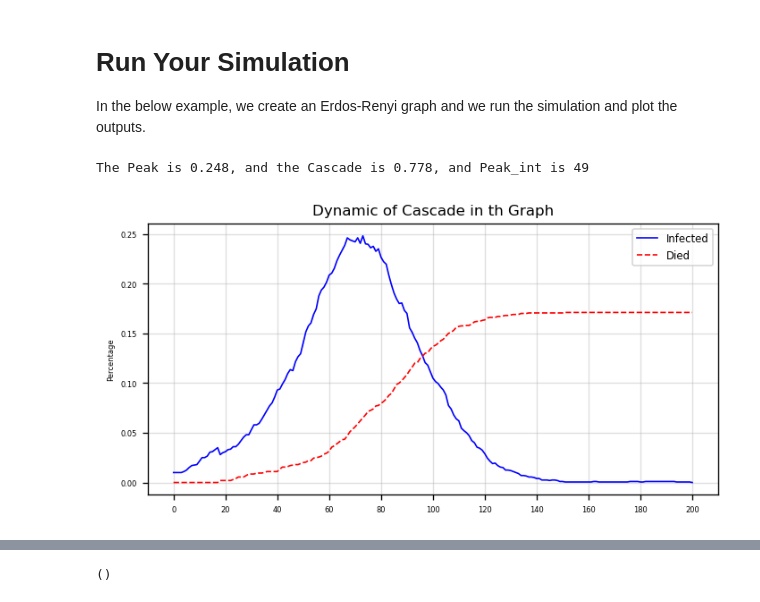
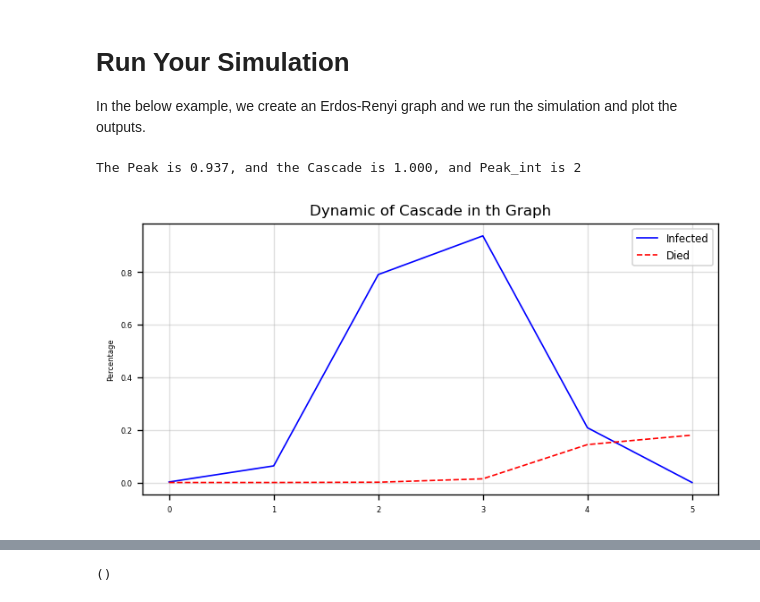
Before and after one commit to MahdiShahrabi/COVID19-Simulation, a Jupyter notebook: Time Dimension/Time_Simulation.ipynb, the cells around one changed output, grey strips where cells are left out. Drawn from its saved outputs; the diff is of its cells as text; code cells hidden in the pictures.

```diff
--- a/Time Dimension/Time_Simulation.ipynb
+++ b/Time Dimension/Time_Simulation.ipynb
@@ -419,27 +32,27 @@ In the below example, we create an Erdos-Renyi graph and we run the simulation a
 # %%
 %%time
 # Example
-n = 2000
-d = 20
-c = 0.01
+n = 1000
+d = 40
+c = 0.6
 G = nx.erdos_renyi_graph(n,d/n)
 # G = deepcopy(FB_Graph)
 edge_weight = dict(zip(G.edges(),[c for x in range(len(G.edges()))]))
 nx.set_edge_attributes(G,edge_weight,'weight')
 
 method = 'Transmission'
 out = Simulate_SIR_Time (deepcopy(G),Maximum_Time=1000,
                        Seasons=[50,100,150,200],P_seasons = [1,1,1,1],
-                       Seeds = generateRandSeed(20,G),
-                       n_dr=17, q_die=0.2, n_exposed=3,q_symptotic=0.5, q_s=0.5,
+                       Seeds = generateRandSeed(2,G),
+                       n_dr=1, q_die=0.2, n_exposed=0,q_symptotic=0, q_s=0.5,
                        how='Transmission',
                        time_policy={'mode':'stochastic','stochastic':{'p':1},
                                     'deterministic':{'group_num':2,'method':'divide'}},
                        pnt=False)
 
 print('The Peak is {:0.3f}, and the Cascade is {:0.3f}, and Peak_int is {}'.format(
     out['Peak'],out['Cascade'],out['Peak_int']))
 plot_simulation_output(Graphsize=G.number_of_nodes(),data = out,module=['Infected','Died'])
 # %% [output]
-The Peak is 0.248, and the Cascade is 0.778, and Peak_int is 49
+The Peak is 0.937, and the Cascade is 1.000, and Peak_int is 2
-[figure, old version]
+[figure, new version]
```
Also changed, not shown: parts of 7 cells of this notebook, 3 other files.
